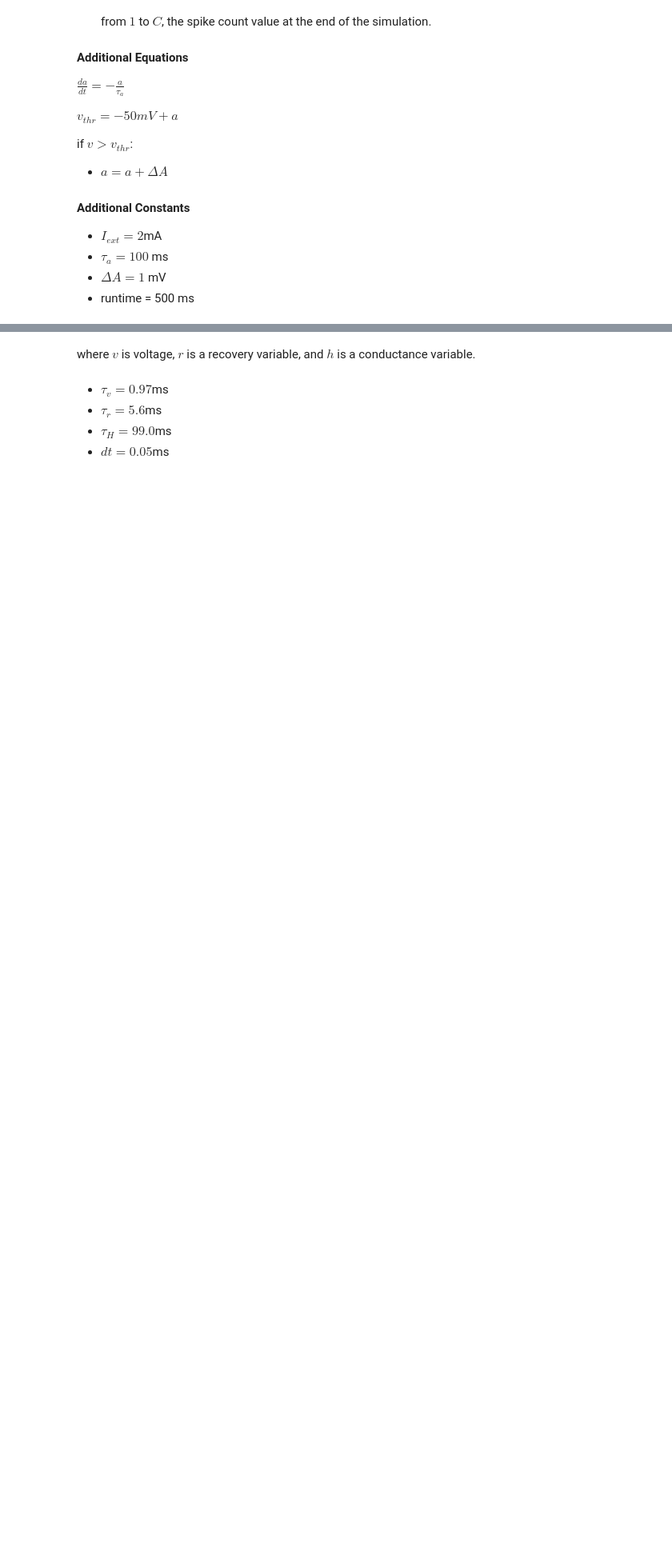
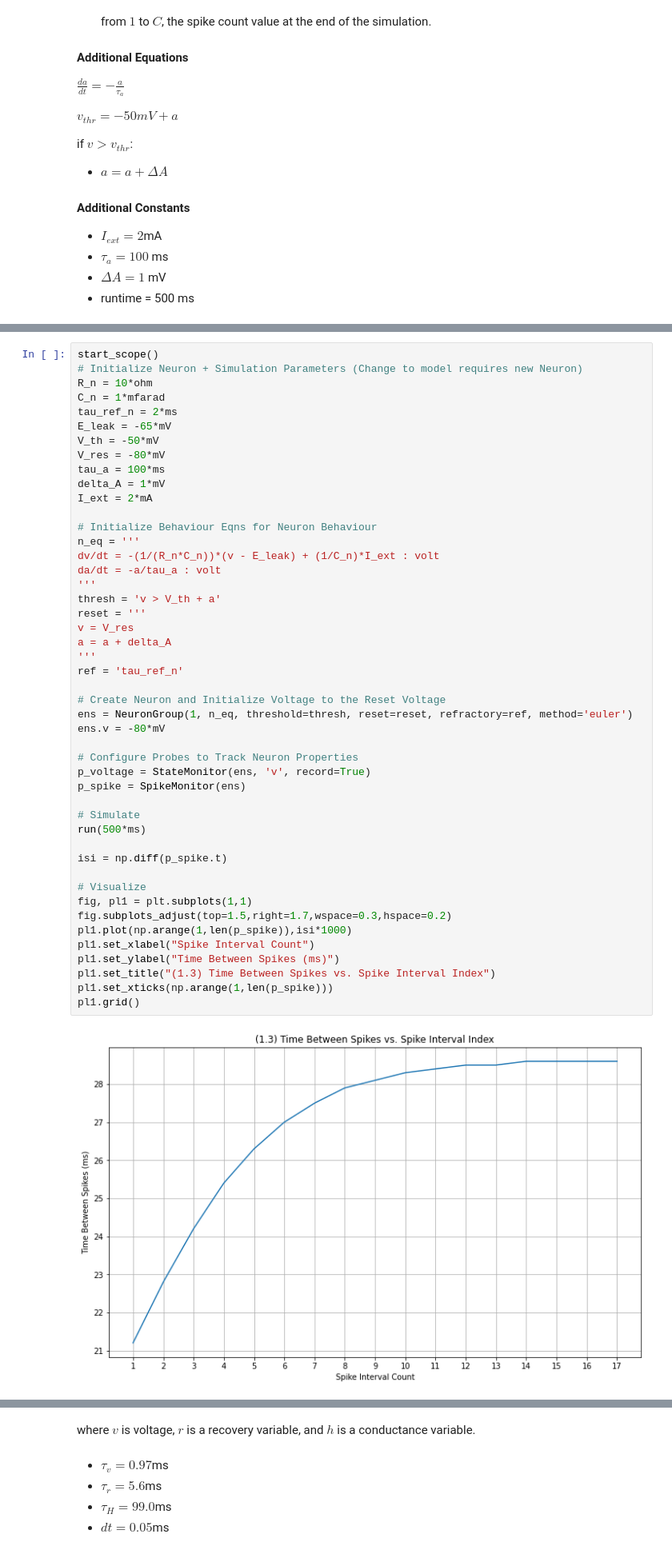
Before and after one commit to borealis31/SYDE552, a Jupyter notebook: Assignment 1/syde552-assignment1.ipynb, the cells around one changed output, grey strips where cells are left out. Shown at 80% size. Cells and saved outputs as stored; diff of their text form; blank space fills up the shorter version.

```diff
--- a/Assignment 1/syde552-assignment1.ipynb
+++ b/Assignment 1/syde552-assignment1.ipynb
@@ -244,3 +303,52 @@ if $v > v_{thr}$:
+# %%
+start_scope()
+# Initialize Neuron + Simulation Parameters (Change to model requires new Neuron)
+R_n = 10*ohm
+C_n = 1*mfarad
+tau_ref_n = 2*ms
+E_leak = -65*mV
+V_th = -50*mV
+V_res = -80*mV
+tau_a = 100*ms
+delta_A = 1*mV
+I_ext = 2*mA
+
+# Initialize Behaviour Eqns for Neuron Behaviour
+n_eq = '''
+dv/dt = -(1/(R_n*C_n))*(v - E_leak) + (1/C_n)*I_ext : volt
+da/dt = -a/tau_a : volt
+'''
+thresh = 'v > V_th + a'
+reset = '''
+v = V_res
+a = a + delta_A
+'''
+ref = 'tau_ref_n'
+
+# Create Neuron and Initialize Voltage to the Reset Voltage
+ens = NeuronGroup(1, n_eq, threshold=thresh, reset=reset, refractory=ref, method='euler')
+ens.v = -80*mV
+
+# Configure Probes to Track Neuron Properties
+p_voltage = StateMonitor(ens, 'v', record=True)
+p_spike = SpikeMonitor(ens)
+
+# Simulate
+run(500*ms)
+
+isi = np.diff(p_spike.t)
+
+# Visualize
+fig, pl1 = plt.subplots(1,1)
+fig.subplots_adjust(top=1.5,right=1.7,wspace=0.3,hspace=0.2)
+pl1.plot(np.arange(1,len(p_spike)),isi*1000)
+pl1.set_xlabel("Spike Interval Count")
+pl1.set_ylabel("Time Between Spikes (ms)")
+pl1.set_title("(1.3) Time Between Spikes vs. Spike Interval Index")
+pl1.set_xticks(np.arange(1,len(p_spike)))
+pl1.grid()
+# %% [output]
+[figure, added]
 # %% [markdown]
 ## [Bonus] 1.4 [1 point] Read about other extensions to the LIF model, such as quadratic- or exponential-integrate-and fire. Implement that neuron model, then
  - (a) plot the voltage trace
```
Also changed, not shown: parts of 24 cells of this notebook.
